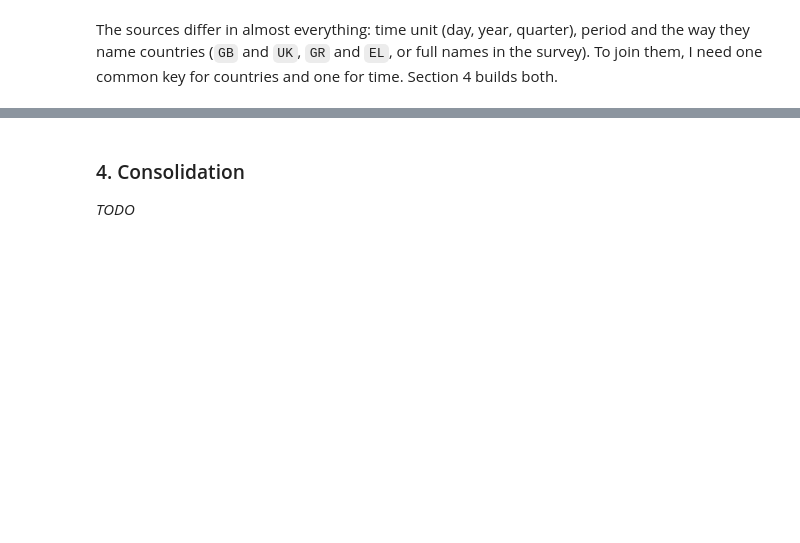
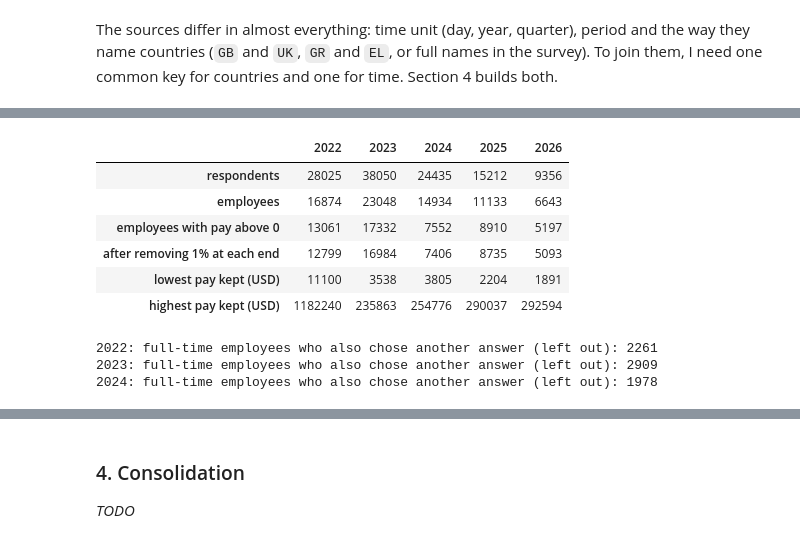
Before and after one commit to N1ko-Gr/eu-tech-job-market, a Jupyter notebook: eu_tech_job_market.ipynb, the cells around one changed output, grey strips where cells are left out. Saved outputs shown, nothing was run; the diff lists cells and outputs as text; code cells hidden in the pictures; blank space fills up the shorter version.

```diff
--- a/eu_tech_job_market.ipynb
+++ b/eu_tech_job_market.ipynb
@@ -507,0 +658,19 @@ _TODO_
+# %%
+usd_per_eur = eurostat["USD rates"].set_index("TIME_PERIOD")["OBS_VALUE"]
+
+rates = {}
+for year in [2022, 2023, 2024, 2025]:  # CompTotal is not in the 2026 file
+    survey = surveys[year]
+    in_euro = survey[survey["Currency"].str.startswith("EUR", na=False) & (survey["CompTotal"] > 0)]
+    if year == 2022:
+        in_euro = in_euro[in_euro["CompFreq"] == "Yearly"]  # 2022 also has monthly and weekly answers
+    implied = (in_euro["ConvertedCompYearly"] / in_euro["CompTotal"]).dropna().round(3)
+    most_common = implied.mode()[0]
+    rates[year] = {
+        "answers in EUR": len(implied),
+        "USD per EUR used by the survey": most_common,
+        "share of answers with this rate (%)": round(100 * (implied == most_common).mean(), 1),
+        "Eurostat yearly average": usd_per_eur[year],
+        "difference (%)": round(100 * (most_common / usd_per_eur[year] - 1), 1),
+    }
+pd.DataFrame(rates).T.astype({"answers in EUR": int})
@@ -507,0 +689,45 @@ _TODO_
+# %%
+EMPLOYEES = {2022: "Employed, full-time", 2023: "Employed, full-time", 2024: "Employed, full-time",
+             2025: "Employed", 2026: "Employed"}
+
+
+def pay_sample(survey, year):
+    """Employees with pay above 0, without the lowest and the highest 1% of the year (rules in section 1.3)."""
+    employees = survey[survey["Employment"] == EMPLOYEES[year]]
+    paid = employees[employees["ConvertedCompYearly"] > 0]
+    low, high = paid["ConvertedCompYearly"].quantile([0.01, 0.99])
+    return paid[paid["ConvertedCompYearly"].between(low, high)]
+
+
+pay = {year: pay_sample(survey, year) for year, survey in surveys.items()}
+
+steps = {}
+for year, survey in surveys.items():
+    employees = survey[survey["Employment"] == EMPLOYEES[year]]
+    steps[year] = {
+        "respondents": len(survey),
+        "employees": len(employees),
+        "employees with pay above 0": (employees["ConvertedCompYearly"] > 0).sum(),
+        "after removing 1% at each end": len(pay[year]),
+        "lowest pay kept (USD)": pay[year]["ConvertedCompYearly"].min(),
+        "highest pay kept (USD)": pay[year]["ConvertedCompYearly"].max(),
+    }
+pd.DataFrame(steps).astype(int)
+# %% [output]
+|  | 2022 | 2023 | 2024 | 2025 | 2026 |
+| respondents | 28025 | 38050 | 24435 | 15212 | 9356 |
+| employees | 16874 | 23048 | 14934 | 11133 | 6643 |
+| employees with pay above 0 | 13061 | 17332 | 7552 | 8910 | 5197 |
+| after removing 1% at each end | 12799 | 16984 | 7406 | 8735 | 5093 |
+| lowest pay kept (USD) | 11100 | 3538 | 3805 | 2204 | 1891 |
+| highest pay kept (USD) | 1182240 | 235863 | 254776 | 290037 | 292594 |
+# %%
+for year in [2022, 2023, 2024]:
+    employment = surveys[year]["Employment"]
+    also_other = (employment.str.contains("Employed, full-time", regex=False, na=False)
+                  & (employment != "Employed, full-time")).sum()
+    print(f"{year}: full-time employees who also chose another answer (left out): {also_other}")
+# %% [output]
+2022: full-time employees who also chose another answer (left out): 2261
+2023: full-time employees who also chose another answer (left out): 2909
+2024: full-time employees who also chose another answer (left out): 1978
```
Also changed, not shown: parts of 24 cells of this notebook.
